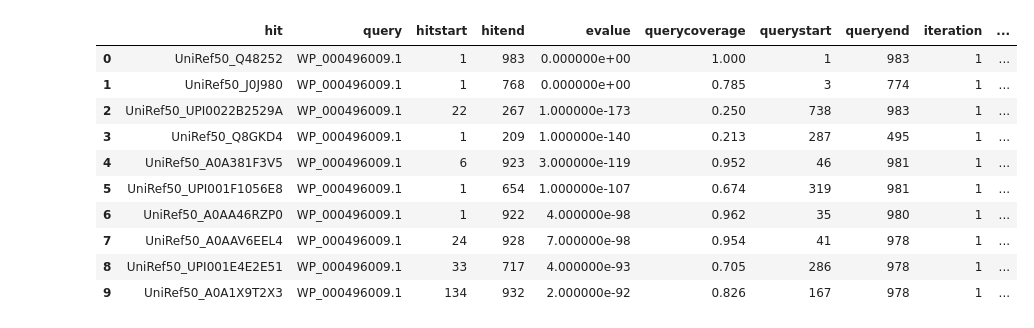
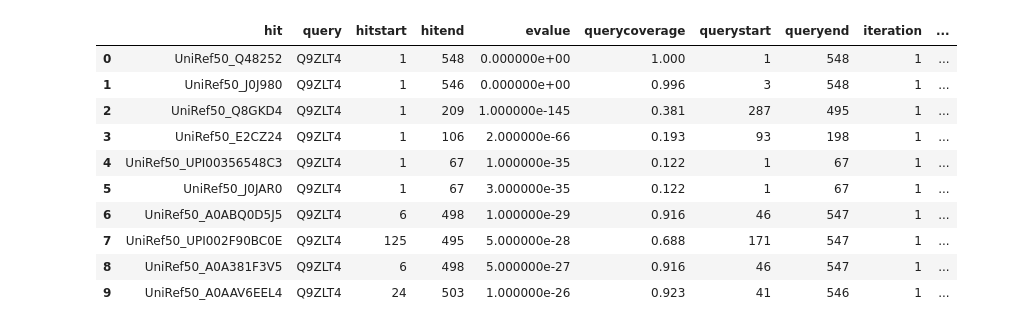
Before and after one commit to leepusp/RotiferHackathon2026, a Jupyter notebook: work/VirB4/VirB4.ipynb, the cells around one changed output. Saved outputs shown, nothing was run; the diff lists cells and outputs as text; code cells hidden in the pictures.

```diff
--- a/work/VirB4/VirB4.ipynb
+++ b/work/VirB4/VirB4.ipynb
@@ -283,0 +293,2 @@ cagE = dict(data=rdbs.sequence(["WP_000496009.1"]))
+# %%
+cagE = dict(data=rdbs.sequence(["Q9ZLT4"], local_database_path=os.path.join(rotifer.config["data"],"fadb","uniprot","uniprotDB")))
@@ -287,3 +310,6 @@ cagE = dict(data=rdbs.sequence(["WP_000496009.1"]))
 # %%
-# psiblast search on the whole protein
-cagE["psi1"] = rdar.psiblast(cagE["data"], num_aln=5000, aln=False, db="/scratch/global/databases/fadb/uniprot/uniref50")
+# psiblast search on the ATPase and N-terminal domains
+cagE['qNterm'] = cagE["data"].slice((1,548))
+cagE['qATP'] = cagE["data"].slice((592,891))
+cagE["Ntermpsi1"] = rdar.psiblast(cagE["qNterm"], num_aln=5000, aln=False, db="/scratch/global/databases/fadb/uniprot/uniref50")
+cagE["Atpasepsi1"] = rdar.psiblast(cagE["qATP"], num_aln=5000, aln=False, db="/scratch/global/databases/fadb/uniprot/uniref50")
@@ -290,16 +333,14 @@ cagE["psi1"] = rdar.psiblast(cagE["data"], num_aln=5000, aln=False, db="/scratch
 # %%
-# We should investigate evalue and bitscore
-# The result consists into a tuple, 0 is the hits table, 1 is the raw output of psiblast
-cagE["psi1"][0].head(10)
+cagE["Ntermpsi1"][0].head(10)
 # %% [output]
 |  | hit | query | hitstart | hitend | evalue | querycoverage | querystart | queryend | iteration | ... |
-| 0 | UniRef50_Q48252 | WP_000496009.1 | 1 | 983 | 0.000000e+00 | 1.000 | 1 | 983 | 1 | ... |
-| 1 | UniRef50_J0J980 | WP_000496009.1 | 1 | 768 | 0.000000e+00 | 0.785 | 3 | 774 | 1 | ... |
-| 2 | UniRef50_UPI0022B2529A | WP_000496009.1 | 22 | 267 | 1.000000e-173 | 0.250 | 738 | 983 | 1 | ... |
-| 3 | UniRef50_Q8GKD4 | WP_000496009.1 | 1 | 209 | 1.000000e-140 | 0.213 | 287 | 495 | 1 | ... |
-| 4 | UniRef50_A0A381F3V5 | WP_000496009.1 | 6 | 923 | 3.000000e-119 | 0.952 | 46 | 981 | 1 | ... |
-| 5 | UniRef50_UPI001F1056E8 | WP_000496009.1 | 1 | 654 | 1.000000e-107 | 0.674 | 319 | 981 | 1 | ... |
-| 6 | UniRef50_A0AA46RZP0 | WP_000496009.1 | 1 | 922 | 4.000000e-98 | 0.962 | 35 | 980 | 1 | ... |
-| 7 | UniRef50_A0AAV6EEL4 | WP_000496009.1 | 24 | 928 | 7.000000e-98 | 0.954 | 41 | 978 | 1 | ... |
-| 8 | UniRef50_UPI001E4E2E51 | WP_000496009.1 | 33 | 717 | 4.000000e-93 | 0.705 | 286 | 978 | 1 | ... |
-| 9 | UniRef50_A0A1X9T2X3 | WP_000496009.1 | 134 | 932 | 2.000000e-92 | 0.826 | 167 | 978 | 1 | ... |
+| 0 | UniRef50_Q48252 | Q9ZLT4 | 1 | 548 | 0.000000e+00 | 1.000 | 1 | 548 | 1 | ... |
+| 1 | UniRef50_J0J980 | Q9ZLT4 | 1 | 546 | 0.000000e+00 | 0.996 | 3 | 548 | 1 | ... |
+| 2 | UniRef50_Q8GKD4 | Q9ZLT4 | 1 | 209 | 1.000000e-145 | 0.381 | 287 | 495 | 1 | ... |
+| 3 | UniRef50_E2CZ24 | Q9ZLT4 | 1 | 106 | 2.000000e-66 | 0.193 | 93 | 198 | 1 | ... |
+| 4 | UniRef50_UPI00356548C3 | Q9ZLT4 | 1 | 67 | 1.000000e-35 | 0.122 | 1 | 67 | 1 | ... |
+| 5 | UniRef50_J0JAR0 | Q9ZLT4 | 1 | 67 | 3.000000e-35 | 0.122 | 1 | 67 | 1 | ... |
+| 6 | UniRef50_A0ABQ0D5J5 | Q9ZLT4 | 6 | 498 | 1.000000e-29 | 0.916 | 46 | 547 | 1 | ... |
+| 7 | UniRef50_UPI002F90BC0E | Q9ZLT4 | 125 | 495 | 5.000000e-28 | 0.688 | 171 | 547 | 1 | ... |
+| 8 | UniRef50_A0A381F3V5 | Q9ZLT4 | 6 | 498 | 5.000000e-27 | 0.916 | 46 | 547 | 1 | ... |
+| 9 | UniRef50_A0AAV6EEL4 | Q9ZLT4 | 24 | 503 | 1.000000e-26 | 0.923 | 41 | 546 | 1 | ... |
```
Also changed, not shown: parts of 44 cells of this notebook, 9 other files.
